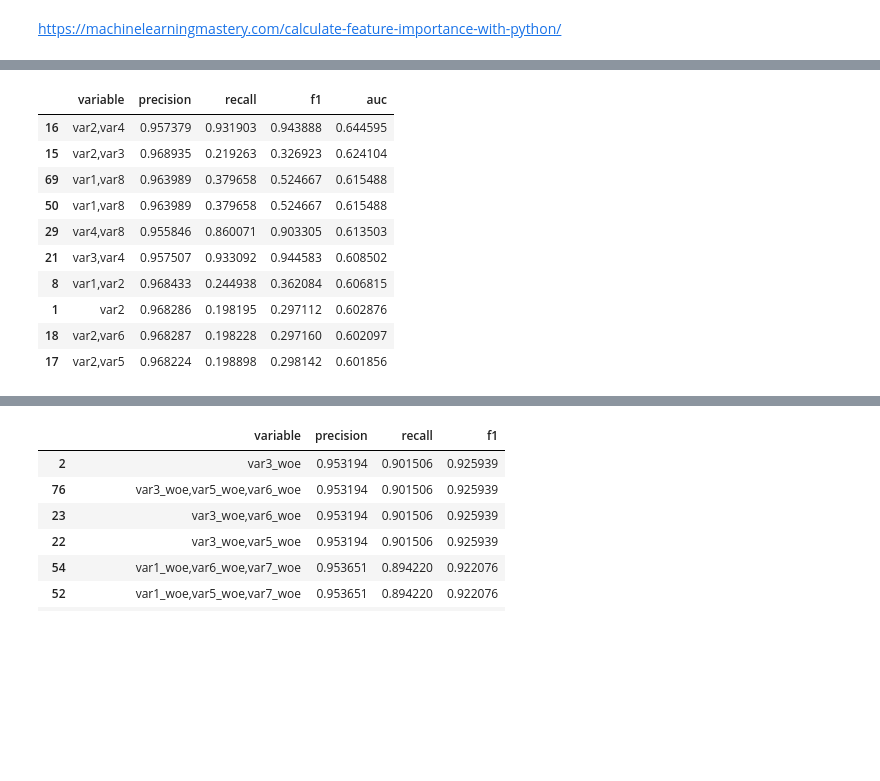
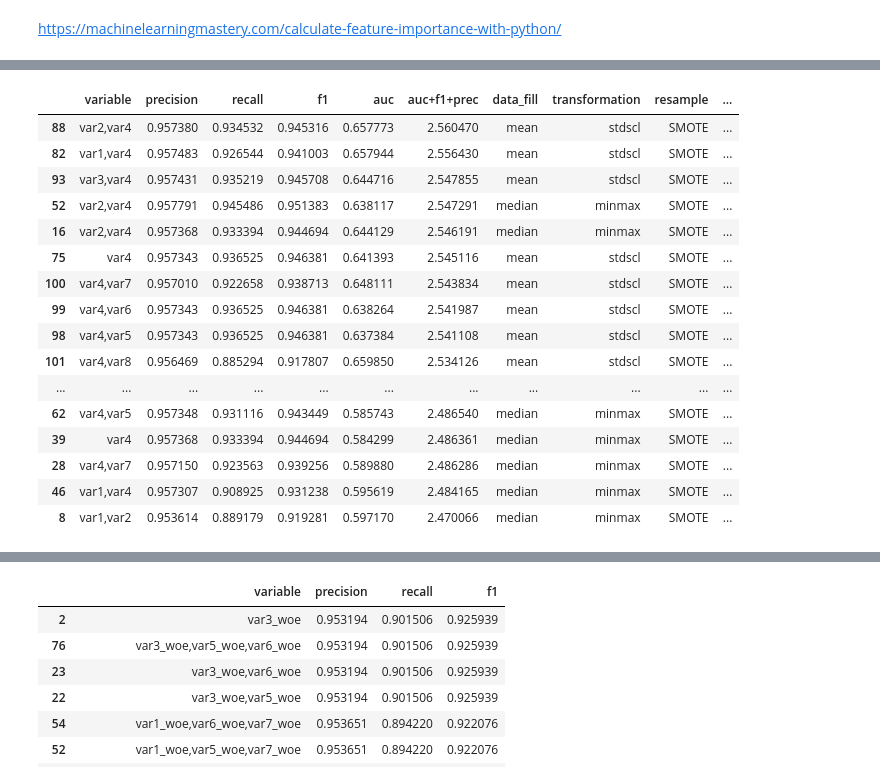
Before and after one commit to martinbandung/2023_MLF_Project, a Jupyter notebook: test_upload_backup.ipynb, the cells around one changed output, grey strips where cells are left out. Saved outputs shown, nothing was run; the diff lists cells and outputs as text; code cells hidden in the pictures; blank space fills up the shorter version.

```diff
--- a/test_upload_backup.ipynb
+++ b/test_upload_backup.ipynb
@@ -73,7 +83,7 @@ df1['event'].replace({0:1, 1:0},inplace=True)
 dfy1=df1['event']
 #df1=df1.drop("event" ,axis= 1)
 
-df1.fillna(df.median(),inplace=True)
+df1.fillna(df.mean(),inplace=True)
 X1=df1.values
 y1=dfy1.values
 
@@ -311,7 +327,7 @@ from itertools import combinations
 # and length 2
 
 #comb = combinations(label, 2)
-max_element=2
+max_element=1
 for n in range(1,max_element+1):    #len(label) + 1):
     comb = combinations(label, n)
     for i in list(comb):
@@ -323,5 +341,6 @@ print(listfeature1)
 # %%
-dfclassification_result=pd.DataFrame(columns=['variable','precision','recall','f1','auc'])
+dfclassification_result=pd.DataFrame(columns=['variable','precision','recall','f1','auc','auc+f1+prec',
+                                              'data_fill','transformation','resample','classifier'])
 # %% [markdown]
 # Trying combinations LR
 # %%
@@ -333,6 +352,11 @@ import warnings
 warnings.filterwarnings('ignore')
 clr = ['black', 'orange', 'blue', 'green']
 ls = [':', '--', '-.', '-']
+
+data_fill='mean'
+resample='SMOTE'
+classifier='LR'
+transformation='stdscl'
 
 #listfeature=['var3_woe','var1_woe']
 for listfeature in listfeature1:
@@ -365,7 +389,13 @@ for listfeature in listfeature1:
                                                             'precision':cr['weighted avg']['precision'],
                                                             'recall':cr['weighted avg']['recall'],
                                                             'f1':cr['weighted avg']['f1-score'],
-                                                           'auc':auc},
+                                                           'auc':auc,
+                                                            'data_fill':data_fill,
+                                                            'resample':resample,
+                                                            'classifier':classifier,
+                                                            'transformation':transformation,
+                                                            'auc+f1+prec':cr['weighted avg']['precision']+cr['weighted avg']['f1-score']+auc
+                                                           },
                                                            ignore_index=True)
 
     fig, ax = plt.subplots(figsize=(2.5, 2.5))
@@ -377,8 +407,8 @@ for listfeature in listfeature1:
     plt.xlabel('Predicted label')
     plt.ylabel('True label')
 
-    plt.title('LR SMOTE '+' '.join(listfeature))
-    plt.savefig('images/20230421_confusion_matrix_LR_SMOTE_'+'_'.join(listfeature)+'.png', dpi=300, bbox_inches="tight")
+    plt.title(data_fill+' '+classifier+' '+resample+' '+transformation+' '+' '.join(listfeature))
+    plt.savefig('images/'+date+'_conmat_'+data_fill+'_'+classifier+'_'+resample+'_'+transformation+'_'+'_'.join(listfeature)+'.png', dpi=300, bbox_inches="tight")
     #plt.show()
     plt.clf()
 
@@ -400,8 +430,8 @@ for listfeature in listfeature1:
     plt.grid(alpha=0.5)
     plt.xlabel('False positive rate (FPR)')
     plt.ylabel('True positive rate (TPR)')
-    plt.title('LR SMOTE '+' '.join(listfeature))
-    plt.savefig('images/20230421_TPRvsFPR_LR_SMOTE_'+'_'.join(listfeature)+'.png', dpi=300, bbox_inches="tight")
+    plt.title(data_fill+' '+classifier+' '+resample+' '+transformation+' '+' '.join(listfeature))
+    plt.savefig('images/'+date+'_TPRvsVPR_'+data_fill+'_'+classifier+'_'+resample+'_'+transformation+'_'+'_'.join(listfeature)+'.png', dpi=300, bbox_inches="tight")
     #plt.show()
 
 plt.ioff() #prevent showing figure
@@ -677,14 +904,33 @@ X_train
 # %%
-dfclassification_result.sort_values('auc',ascending=False).head(10)
+
+'''
+############
+# For interactive pandas table view
+
+#!pip install qgrid
+
+import qgrid
+widget = qgrid.show_grid(dfclassification_result,show_toolbar = True)
+widget
+############
+'''
+
+dfclassification_result.sort_values('auc+f1+prec',ascending=False).head(25)
 # %% [output]
-|  | variable | precision | recall | f1 | auc |
-| 16 | var2,var4 | 0.957379 | 0.931903 | 0.943888 | 0.644595 |
-| 15 | var2,var3 | 0.968935 | 0.219263 | 0.326923 | 0.624104 |
-| 69 | var1,var8 | 0.963989 | 0.379658 | 0.524667 | 0.615488 |
-| 50 | var1,var8 | 0.963989 | 0.379658 | 0.524667 | 0.615488 |
-| 29 | var4,var8 | 0.955846 | 0.860071 | 0.903305 | 0.613503 |
-| 21 | var3,var4 | 0.957507 | 0.933092 | 0.944583 | 0.608502 |
-| 8 | var1,var2 | 0.968433 | 0.244938 | 0.362084 | 0.606815 |
-| 1 | var2 | 0.968286 | 0.198195 | 0.297112 | 0.602876 |
-| 18 | var2,var6 | 0.968287 | 0.198228 | 0.297160 | 0.602097 |
-| 17 | var2,var5 | 0.968224 | 0.198898 | 0.298142 | 0.601856 |
+|  | variable | precision | recall | f1 | auc | auc+f1+prec | data_fill | transformation | resample | ... |
+| 88 | var2,var4 | 0.957380 | 0.934532 | 0.945316 | 0.657773 | 2.560470 | mean | stdscl | SMOTE | ... |
+| 82 | var1,var4 | 0.957483 | 0.926544 | 0.941003 | 0.657944 | 2.556430 | mean | stdscl | SMOTE | ... |
+| 93 | var3,var4 | 0.957431 | 0.935219 | 0.945708 | 0.644716 | 2.547855 | mean | stdscl | SMOTE | ... |
+| 52 | var2,var4 | 0.957791 | 0.945486 | 0.951383 | 0.638117 | 2.547291 | median | minmax | SMOTE | ... |
+| 16 | var2,var4 | 0.957368 | 0.933394 | 0.944694 | 0.644129 | 2.546191 | median | minmax | SMOTE | ... |
+| 75 | var4 | 0.957343 | 0.936525 | 0.946381 | 0.641393 | 2.545116 | mean | stdscl | SMOTE | ... |
+| 100 | var4,var7 | 0.957010 | 0.922658 | 0.938713 | 0.648111 | 2.543834 | mean | stdscl | SMOTE | ... |
+| 99 | var4,var6 | 0.957343 | 0.936525 | 0.946381 | 0.638264 | 2.541987 | mean | stdscl | SMOTE | ... |
+| 98 | var4,var5 | 0.957343 | 0.936525 | 0.946381 | 0.637384 | 2.541108 | mean | stdscl | SMOTE | ... |
+| 101 | var4,var8 | 0.956469 | 0.885294 | 0.917807 | 0.659850 | 2.534126 | mean | stdscl | SMOTE | ... |
+| ... | ... | ... | ... | ... | ... | ... | ... | ... | ... | ... |
+| 62 | var4,var5 | 0.957348 | 0.931116 | 0.943449 | 0.585743 | 2.486540 | median | minmax | SMOTE | ... |
+| 39 | var4 | 0.957368 | 0.933394 | 0.944694 | 0.584299 | 2.486361 | median | minmax | SMOTE | ... |
+| 28 | var4,var7 | 0.957150 | 0.923563 | 0.939256 | 0.589880 | 2.486286 | median | minmax | SMOTE | ... |
+| 46 | var1,var4 | 0.957307 | 0.908925 | 0.931238 | 0.595619 | 2.484165 | median | minmax | SMOTE | ... |
+| 8 | var1,var2 | 0.953614 | 0.889179 | 0.919281 | 0.597170 | 2.470066 | median | minmax | SMOTE | ... |
```
Also changed, not shown: parts of 26 cells of this notebook.
